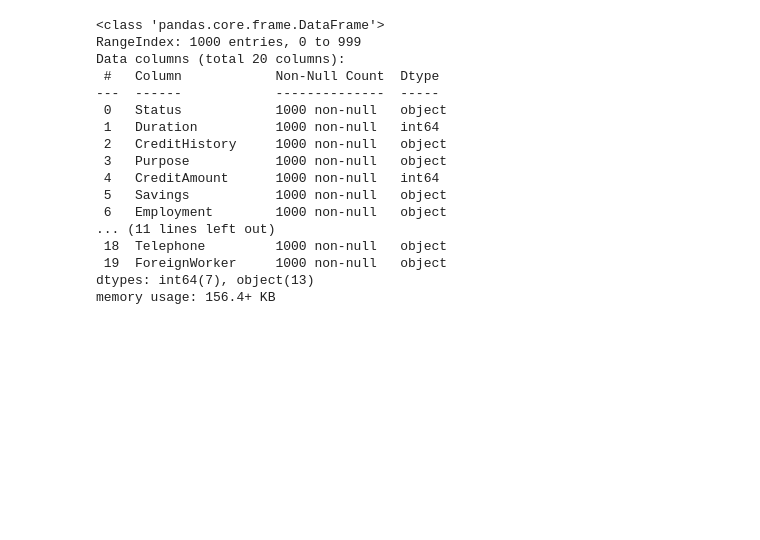
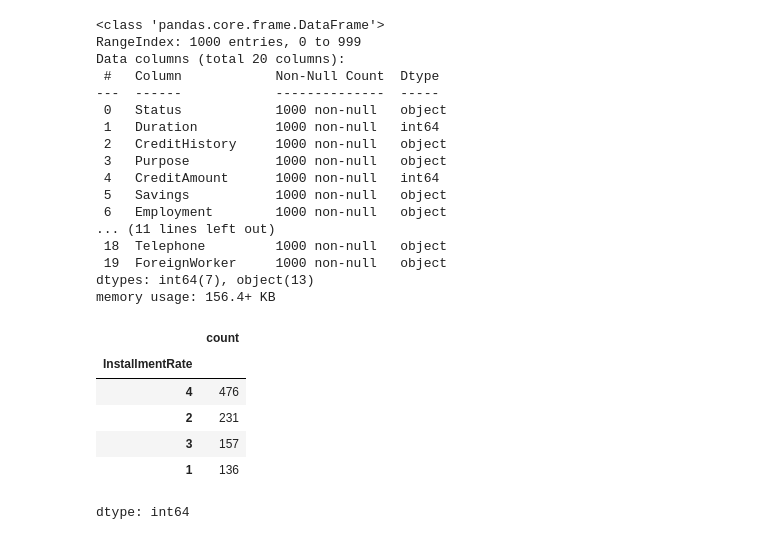
Before and after one commit to zeerau/data-science-practice, a Jupyter notebook: classification/decision_trees.ipynb, the cells around one changed output. Cells and saved outputs as stored; diff of their text form; code cells hidden in the pictures; blank space fills up the shorter version.

```diff
--- a/classification/decision_trees.ipynb
+++ b/classification/decision_trees.ipynb
@@ -166,7 +165,7 @@ attribute13 = {
     'A202' : 'no'
 }
 
-X = X.replace({'Status': attribute1, 'CreditHistory': attribute2, 'Purpose': attribute3, 'Savings': attribute4, 'Employment': attribute5, 'SexMaritalStatus': attribute6, 'Guarantors': attribute7, 'Property': attribute8, 'InstallmentRate': attribute9, 'Housing': attribute10, 'Job': attribute11, 'Telephone': attribute12, 'ForeignWorker': attribute13})
+X = X.replace({'Status': attribute1, 'CreditHistory': attribute2, 'Purpose': attribute3, 'Savings': attribute4, 'Employment': attribute5, 'SexMaritalStatus': attribute6, 'Guarantors': attribute7, 'Property': attribute8, 'OtherDebtors': attribute9, 'Housing': attribute10, 'Job': attribute11, 'Telephone': attribute12, 'ForeignWorker': attribute13})
 X.head()
 # %% [output]
 |  | Status | Duration | CreditHistory | Purpose | CreditAmount | Savings | Employment | InstallmentRate | ... |
@@ -195,4 +194,14 @@ Data columns (total 20 columns):
  19  ForeignWorker     1000 non-null   object
 dtypes: int64(7), object(13)
 memory usage: 156.4+ KB
+# %%
+X['InstallmentRate'].value_counts()
+# %% [output]
+|  | count |
+| InstallmentRate |  |
+| 4 | 476 |
+| 2 | 231 |
+| 3 | 157 |
+| 1 | 136 |
+dtype: int64
 # %%
```
Also changed, not shown: parts of 3 cells of this notebook.
